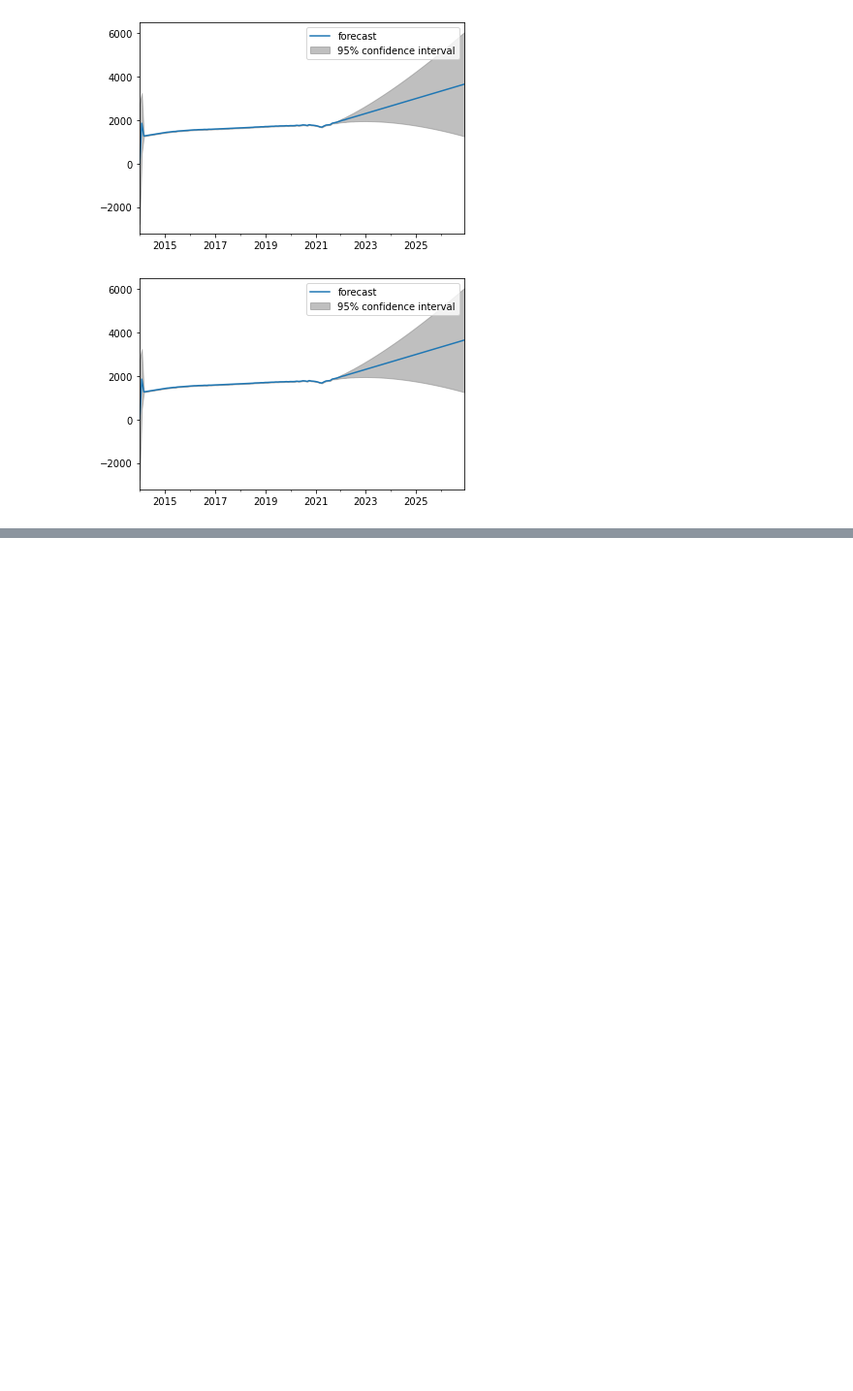
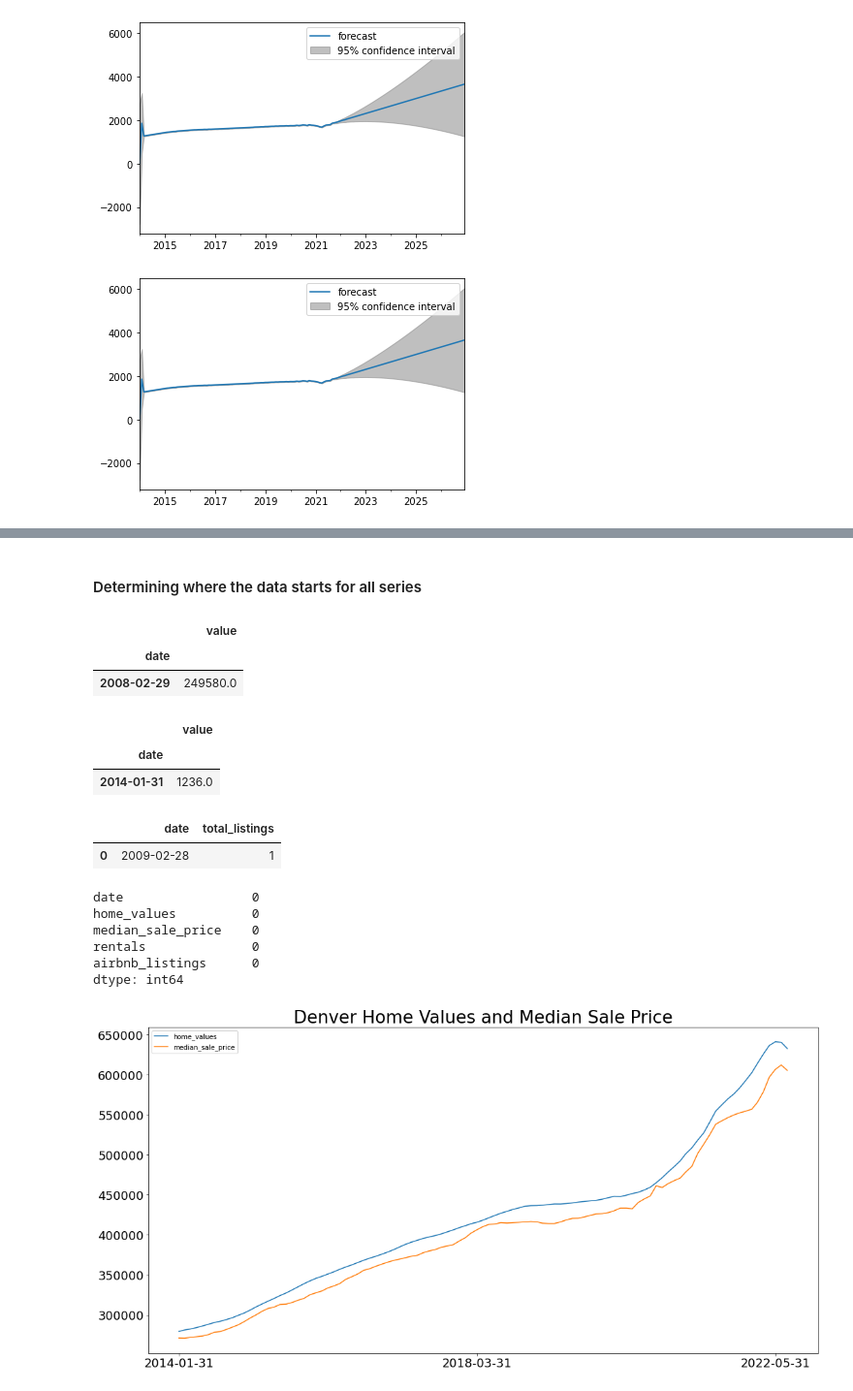
Before and after one commit to lmarett8/denver_airbnb, a Jupyter notebook: notebooks/zillow_historical.ipynb, the cells around one changed output, grey strips where cells are left out. Shown: that part at 97% size. Saved outputs shown, nothing was run; the diff lists cells and outputs as text; code cells hidden in the pictures; blank space fills up the shorter version.

```diff
--- a/notebooks/zillow_historical.ipynb
+++ b/notebooks/zillow_historical.ipynb
@@ -728,0 +741,5 @@ plot_predict(r_model, start = '2014-01-31', end = '2026-12-31')
+# %%
+df = pd.merge(df, airbnb, how = 'left', left_on = 'date', right_on = 'date')
+col_names = ['date', 'home_values', 'median_sale_price', 'rentals', 'airbnb_listings']
+df.columns = col_names
+df
@@ -728,0 +760,65 @@ plot_predict(r_model, start = '2014-01-31', end = '2026-12-31')
+# %% [markdown]
+#### Determining where the data starts for all series
+# %%
+median_sale_price.head(1)
+# %% [output]
+|  | value |
+| date |  |
+| 2008-02-29 | 249580.0 |
+# %%
+rentals.head(1)
+# %% [output]
+|  | value |
+| date |  |
+| 2014-01-31 | 1236.0 |
+# %%
+airbnb.head(1)
+# %% [output]
+|  | date | total_listings |
+| 0 | 2009-02-28 | 1 |
+# %%
+df = df.loc[(df['date'] > '2014-01-01') & (df['date'] < '2022-08-31')]
+# %%
+df.isnull().sum()
+# %% [output]
+date                 0
+home_values          0
+median_sale_price    0
+rentals              0
+airbnb_listings      0
+dtype: int64
+# %%
+df.set_index('date', inplace = True)
+# %%
+# Code modified from code written by Matthew Garton (taken from Lesson 8.04)
+
+def plot_series(df, cols=None, title='Title', xlab=None, ylab=None, steps=1):
+
+    plt.figure(figsize=(18,9))
+    legend_list = []
+
+    # Iterate through each column name.
+    for col in cols:
+
+        # Generate a line plot of the column name.
+        plt.plot(df[col])
+        legend_list.append(col)
+
+    # Generate title and labels.
+    plt.title(title, fontsize=26)
+    plt.xlabel(xlab, fontsize=20)
+    plt.ylabel(ylab, fontsize=20)
+
+    # Enlarge tick marks.
+    plt.yticks(fontsize=18)
+    plt.xticks(df.index[0::steps], fontsize=18)
+
+    plt.legend(legend_list);
+# %%
+# Plot our home values and median sales price
+plot_series(df,
+           ['home_values', 'median_sale_price'],
+           title = 'Denver Home Values and Median Sale Price',
+           steps = 50)
+# %% [output]
+[figure, added]
```
Also changed, not shown: parts of 30 cells of this notebook, 1 other file.
